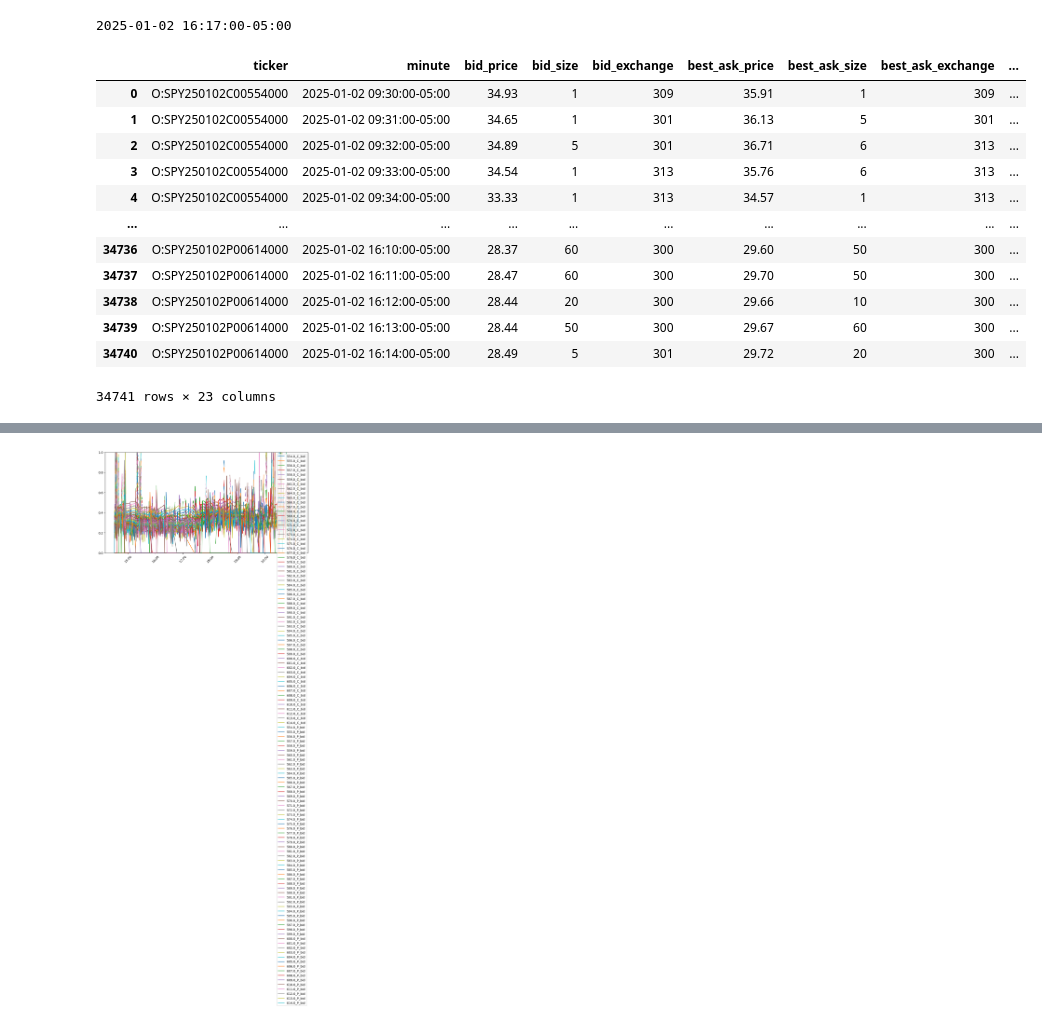
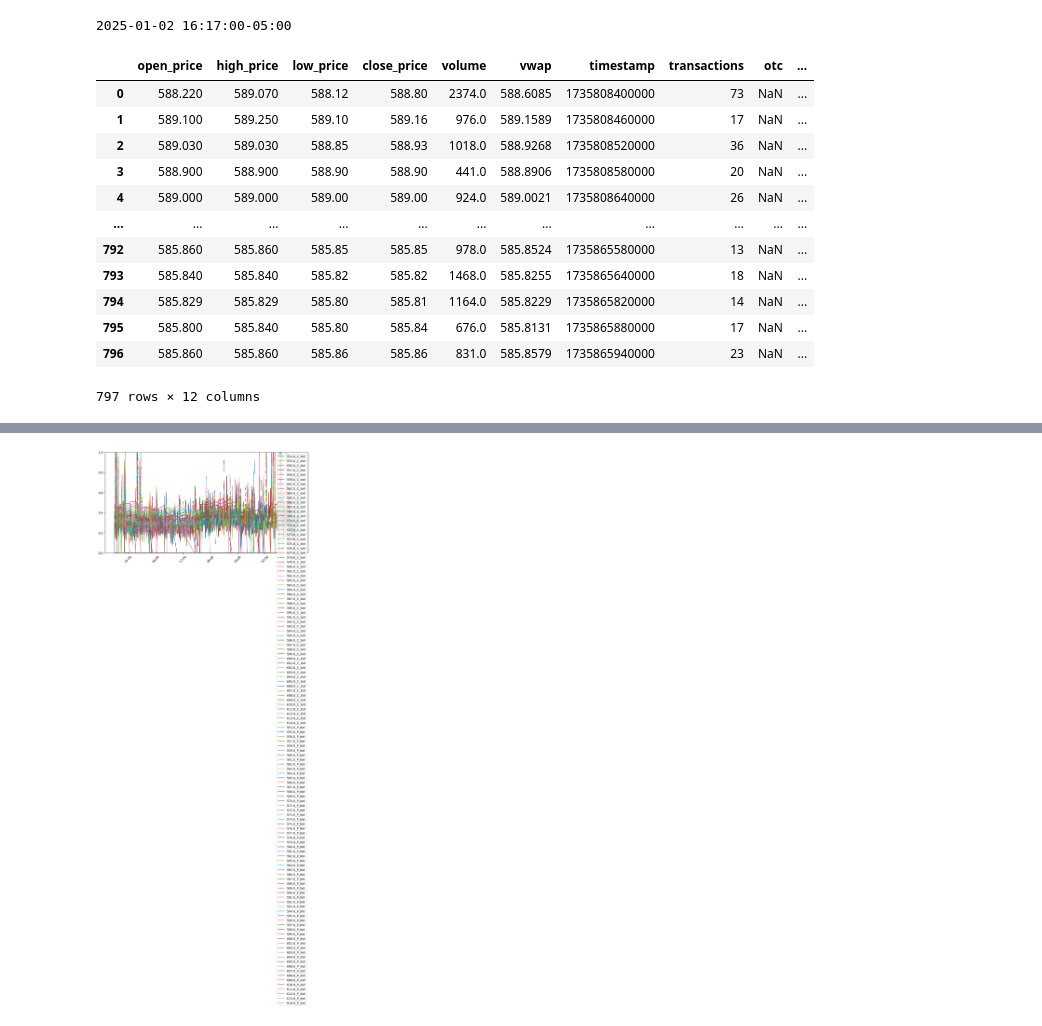
Before and after one commit to stirlitzzz/daily_options1, a Jupyter notebook: polygon_explore2.ipynb, the cells around one changed output, grey strips where cells are left out. Saved outputs shown, nothing was run; the diff lists cells and outputs as text; code cells hidden in the pictures.

```diff
--- a/polygon_explore2.ipynb
+++ b/polygon_explore2.ipynb
@@ -738,6 +738,12 @@ df_allq=pd.read_csv("data/daily_quotes_1d_2025-01-02.csv")
 df_allq["timestamp_est"] = pd.to_datetime(df_allq["timestamp_est"])
 # %%
 tickers=df_allq['ticker'].unique()
+# %%
+from polygon_utils import aggregate_option_quotes,parse_option_ticker
+df = aggregate_option_quotes(df_allq)
+df[['underlying', 'expiration', 'strike', 'option_type']] = df['ticker'].apply(
+    lambda x: pd.Series(parse_option_ticker(x))
+)
 # %%
 def create_snapshot(df):
     """
@@ -998,20 +1604,21 @@ print(localized_4pm)
 # %%
 df_underlying = pd.read_csv("data/SPY_1m_2025-01-02.csv")
 df_underlying["timestamp_est"] = pd.to_datetime(df_underlying["timestamp_est"])
 df_underlying["minute"] = df_underlying["timestamp_est"].dt.floor("T")
 df_result=pd.merge(df_combined_snapshots, df_underlying, on="minute", how="left")
 df_result
+df_underlying
 # %% [output]
-|  | ticker | minute | bid_price | bid_size | bid_exchange | best_ask_price | best_ask_size | best_ask_exchange | ... |
-| 0 | O:SPY250102C00554000 | 2025-01-02 09:30:00-05:00 | 34.93 | 1 | 309 | 35.91 | 1 | 309 | ... |
-| 1 | O:SPY250102C00554000 | 2025-01-02 09:31:00-05:00 | 34.65 | 1 | 301 | 36.13 | 5 | 301 | ... |
-| 2 | O:SPY250102C00554000 | 2025-01-02 09:32:00-05:00 | 34.89 | 5 | 301 | 36.71 | 6 | 313 | ... |
-| 3 | O:SPY250102C00554000 | 2025-01-02 09:33:00-05:00 | 34.54 | 1 | 313 | 35.76 | 6 | 313 | ... |
-| 4 | O:SPY250102C00554000 | 2025-01-02 09:34:00-05:00 | 33.33 | 1 | 313 | 34.57 | 1 | 313 | ... |
-| ... | ... | ... | ... | ... | ... | ... | ... | ... | ... |
-| 34736 | O:SPY250102P00614000 | 2025-01-02 16:10:00-05:00 | 28.37 | 60 | 300 | 29.60 | 50 | 300 | ... |
-| 34737 | O:SPY250102P00614000 | 2025-01-02 16:11:00-05:00 | 28.47 | 60 | 300 | 29.70 | 50 | 300 | ... |
-| 34738 | O:SPY250102P00614000 | 2025-01-02 16:12:00-05:00 | 28.44 | 20 | 300 | 29.66 | 10 | 300 | ... |
-| 34739 | O:SPY250102P00614000 | 2025-01-02 16:13:00-05:00 | 28.44 | 50 | 300 | 29.67 | 60 | 300 | ... |
-| 34740 | O:SPY250102P00614000 | 2025-01-02 16:14:00-05:00 | 28.49 | 5 | 301 | 29.72 | 20 | 300 | ... |
+|  | open_price | high_price | low_price | close_price | volume | vwap | timestamp | transactions | otc | ... |
+| 0 | 588.220 | 589.070 | 588.12 | 588.80 | 2374.0 | 588.6085 | 1735808400000 | 73 | NaN | ... |
+| 1 | 589.100 | 589.250 | 589.10 | 589.16 | 976.0 | 589.1589 | 1735808460000 | 17 | NaN | ... |
+| 2 | 589.030 | 589.030 | 588.85 | 588.93 | 1018.0 | 588.9268 | 1735808520000 | 36 | NaN | ... |
+| 3 | 588.900 | 588.900 | 588.90 | 588.90 | 441.0 | 588.8906 | 1735808580000 | 20 | NaN | ... |
+| 4 | 589.000 | 589.000 | 589.00 | 589.00 | 924.0 | 589.0021 | 1735808640000 | 26 | NaN | ... |
+| ... | ... | ... | ... | ... | ... | ... | ... | ... | ... | ... |
+| 792 | 585.860 | 585.860 | 585.85 | 585.85 | 978.0 | 585.8524 | 1735865580000 | 13 | NaN | ... |
+| 793 | 585.840 | 585.840 | 585.82 | 585.82 | 1468.0 | 585.8255 | 1735865640000 | 18 | NaN | ... |
+| 794 | 585.829 | 585.829 | 585.80 | 585.81 | 1164.0 | 585.8229 | 1735865820000 | 14 | NaN | ... |
+| 795 | 585.800 | 585.840 | 585.80 | 585.84 | 676.0 | 585.8131 | 1735865880000 | 17 | NaN | ... |
+| 796 | 585.860 | 585.860 | 585.86 | 585.86 | 831.0 | 585.8579 | 1735865940000 | 23 | NaN | ... |
-34741 rows × 23 columns
+797 rows × 12 columns
```
Also changed, not shown: parts of 45 cells of this notebook, 4 other files.
